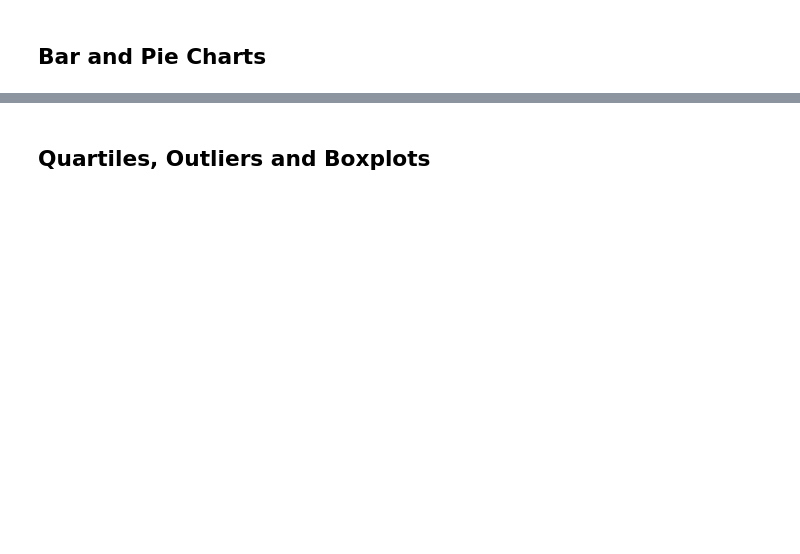
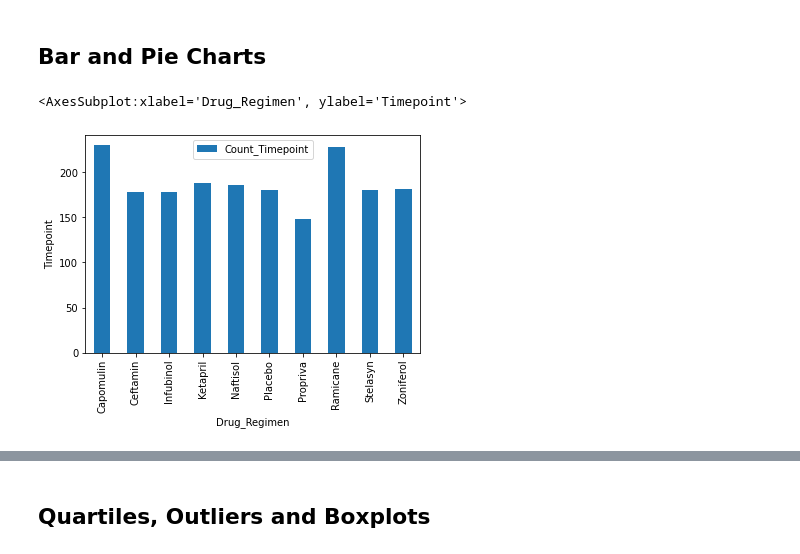
Before and after one commit to dillon-wright/matplotlib-challenge, a Jupyter notebook: Pymaceuticals/pymaceuticals_starter.ipynb, the cells around one changed output, grey strips where cells are left out. Saved outputs shown, nothing was run; the diff lists cells and outputs as text; code cells hidden in the pictures; blank space fills up the shorter version.

```diff
--- a/Pymaceuticals/pymaceuticals_starter.ipynb
+++ b/Pymaceuticals/pymaceuticals_starter.ipynb
@@ -100,5 +130,13 @@ Mice_Total
 ## Bar and Pie Charts
 # %%
 # Generate a bar plot showing the total number of timepoints for all mice tested for each drug regimen using Pandas.
+Panda_Bar_plot_data = clean_csv.groupby(['Drug_Regimen']).agg(Count_Timepoint=('Timepoint','count'))
+#Bar_plot_data
+Panda_Bar_plot_chart = Panda_Bar_plot_data.plot(kind='bar')
+Panda_Bar_plot_chart.set_ylabel('Timepoint')
+Panda_Bar_plot_chart
+# %% [output]
+<AxesSubplot:xlabel='Drug_Regimen', ylabel='Timepoint'>
+[figure, added]
 # %%
 # Generate a bar plot showing the total number of timepoints for all mice tested for each drug regimen using pyplot.
```
Also changed, not shown: parts of 14 cells of this notebook.
